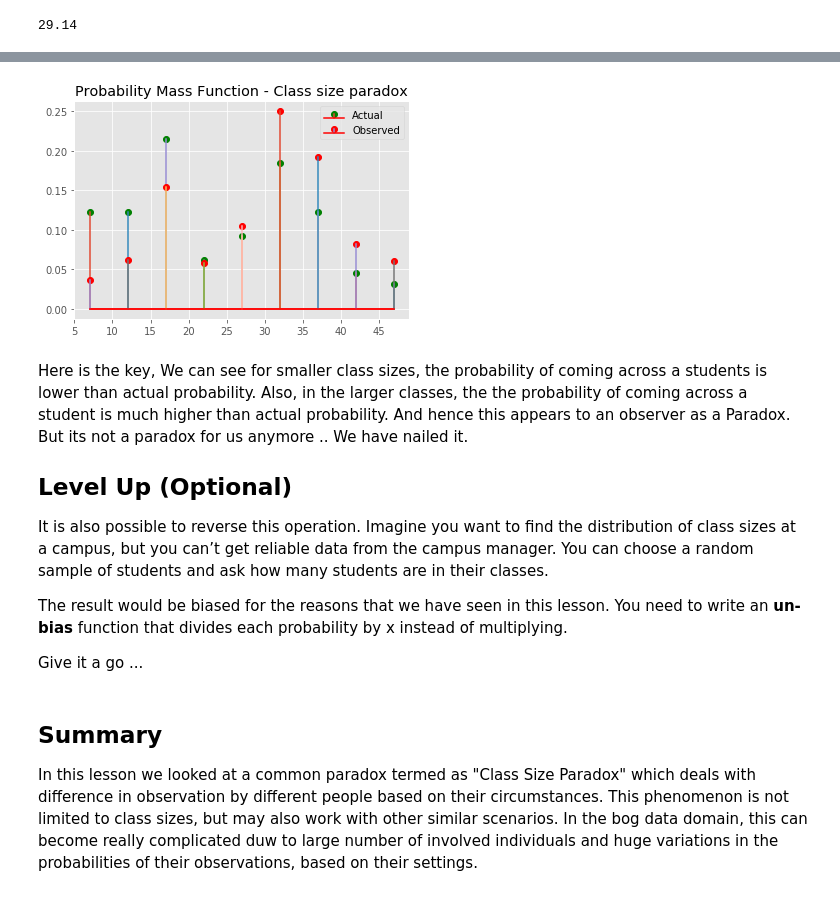
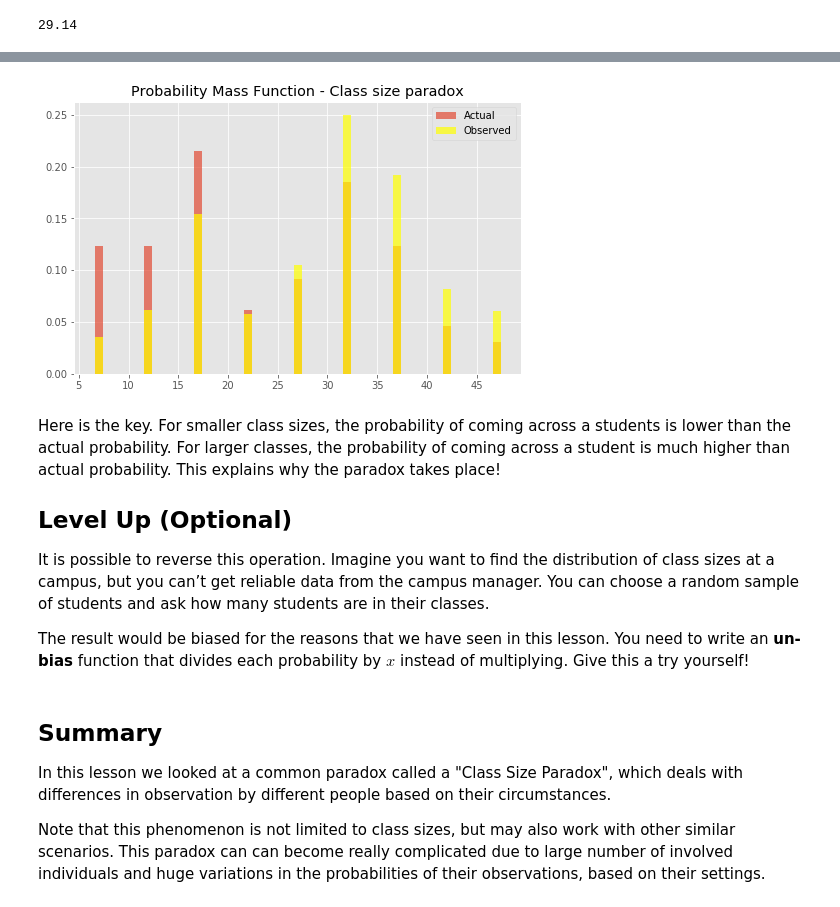
Before and after one commit to learn-co-curriculum/dsc-probability-mass-function-lab, a Jupyter notebook: index.ipynb, the cells around one changed output, grey strips where cells are left out. Cells and saved outputs as stored; diff of their text form; code cells hidden in the pictures.

```diff
--- a/index.ipynb
+++ b/index.ipynb
@@ -172,22 +175,23 @@ To to an even more direct comparison, plot these pmfs on top of each other and c
 # %%
 # Plot pmfs overlapping
-plt.stem(counter.keys(), pmf, '-', 'go', 'r-', label= 'Actual' );
-plt.stem(counter.keys(), pmf2, '-', 'ro', 'r-', label= 'Observed' );
+plt.figure(figsize=(8,5))
+plt.bar(counter.keys(), pmf, label= 'Actual', alpha = 0.7 );
+plt.bar(counter.keys(), pmf2, color= "yellow", alpha = 0.7, label= 'Observed');
 plt.title ("Probability Mass Function - Class size paradox");
 plt.legend()
 plt.show()
 # %% [output]
-[figure, old version]
+[figure, new version]
 # %% [markdown]
-Here is the key, We can see for smaller class sizes, the probability of coming across a students is lower than actual probability. Also, in the larger classes, the the probability of coming across a student is much higher than actual probability. And hence this appears to an observer as a Paradox. But its not a paradox for us anymore .. We have nailed it.
+Here is the key. For smaller class sizes, the probability of coming across a students is lower than the actual probability. For larger classes, the probability of coming across a student is much higher than actual probability. This explains why the paradox takes place!
 
 ## Level Up (Optional)
 
-It is also possible to reverse this operation. Imagine you want to find the distribution of class sizes at a campus, but you can’t get reliable data from the campus manager. You can choose a random sample of students and ask how many students are in their classes.
+It is possible to reverse this operation. Imagine you want to find the distribution of class sizes at a campus, but you can’t get reliable data from the campus manager. You can choose a random sample of students and ask how many students are in their classes.
 
-The result would be biased for the reasons that we have seen in this lesson. You need to write an **un-bias** function that divides each probability by x instead of multiplying.
-
-Give it a go ...
+The result would be biased for the reasons that we have seen in this lesson. You need to write an **un-bias** function that divides each probability by $x$ instead of multiplying. Give this a try yourself!
 # %% [markdown]
 ## Summary
-In this lesson we looked at a common paradox termed as "Class Size Paradox" which deals with difference in observation by different people based on their circumstances. This phenomenon is not limited to class sizes, but may also work with other similar scenarios. In the bog data domain, this can become really complicated duw to large number of involved individuals and huge variations in the probabilities of their observations, based on their settings.
+In this lesson we looked at a common paradox called a "Class Size Paradox", which deals with differences in observation by different people based on their circumstances.
+
+Note that this phenomenon is not limited to class sizes, but may also work with other similar scenarios. This paradox can can become really complicated due to large number of involved individuals and huge variations in the probabilities of their observations, based on their settings.
```
Also changed, not shown: parts of 14 cells of this notebook, 4 other files.
